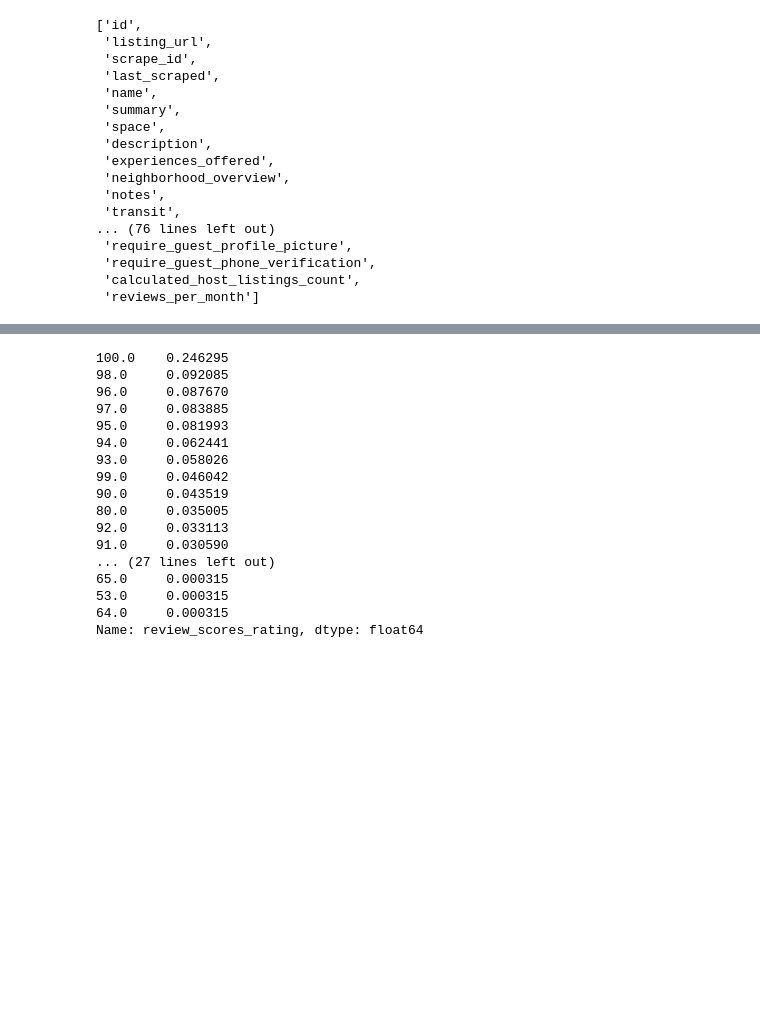
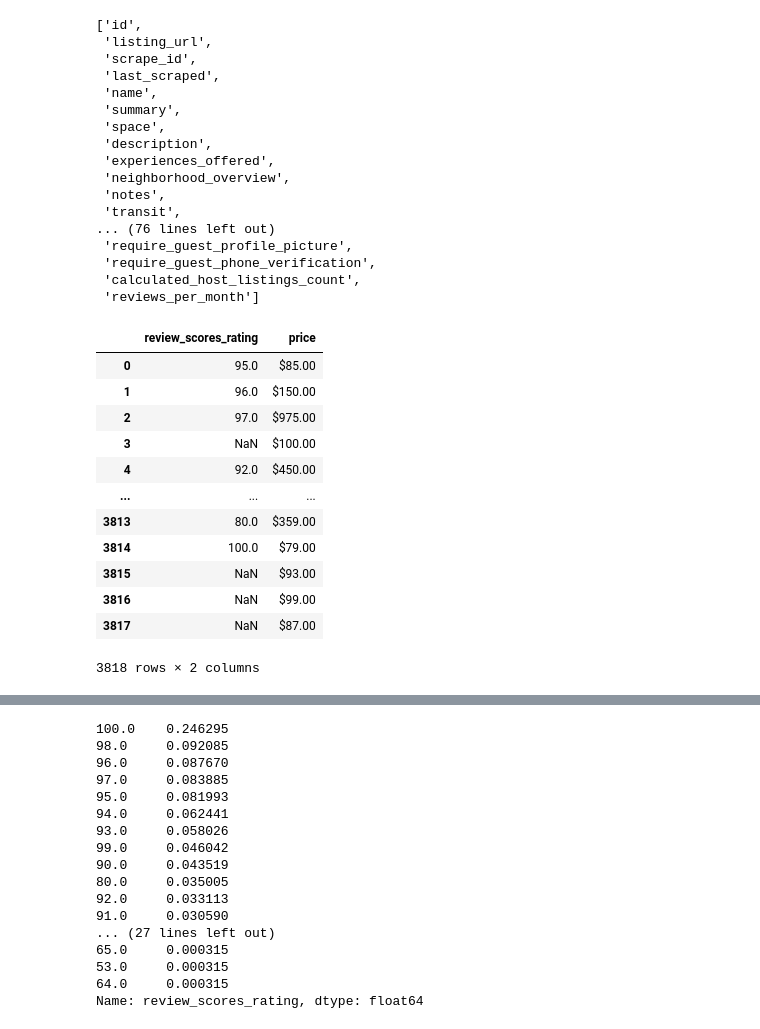
Before and after one commit to omarsul/airbnbDataQuestions-, a Jupyter notebook: blogCode.ipynb, the cells around one changed output, grey strips where cells are left out. Saved outputs shown, nothing was run; the diff lists cells and outputs as text; code cells hidden in the pictures; blank space fills up the shorter version.

```diff
--- a/blogCode.ipynb
+++ b/blogCode.ipynb
@@ -32,3 +38,20 @@ list(li.columns)
  'require_guest_phone_verification',
  'calculated_host_listings_count',
  'reviews_per_month']
+# %%
+# decided that i will compare the ratings and price from this data to answer first question
+li[['review_scores_rating', 'price']]
+# %% [output]
+|  | review_scores_rating | price |
+| 0 | 95.0 | $85.00 |
+| 1 | 96.0 | $150.00 |
+| 2 | 97.0 | $975.00 |
+| 3 | NaN | $100.00 |
+| 4 | 92.0 | $450.00 |
+| ... | ... | ... |
+| 3813 | 80.0 | $359.00 |
+| 3814 | 100.0 | $79.00 |
+| 3815 | NaN | $93.00 |
+| 3816 | NaN | $99.00 |
+| 3817 | NaN | $87.00 |
+3818 rows × 2 columns
```
Also changed, not shown: parts of 26 cells of this notebook.
